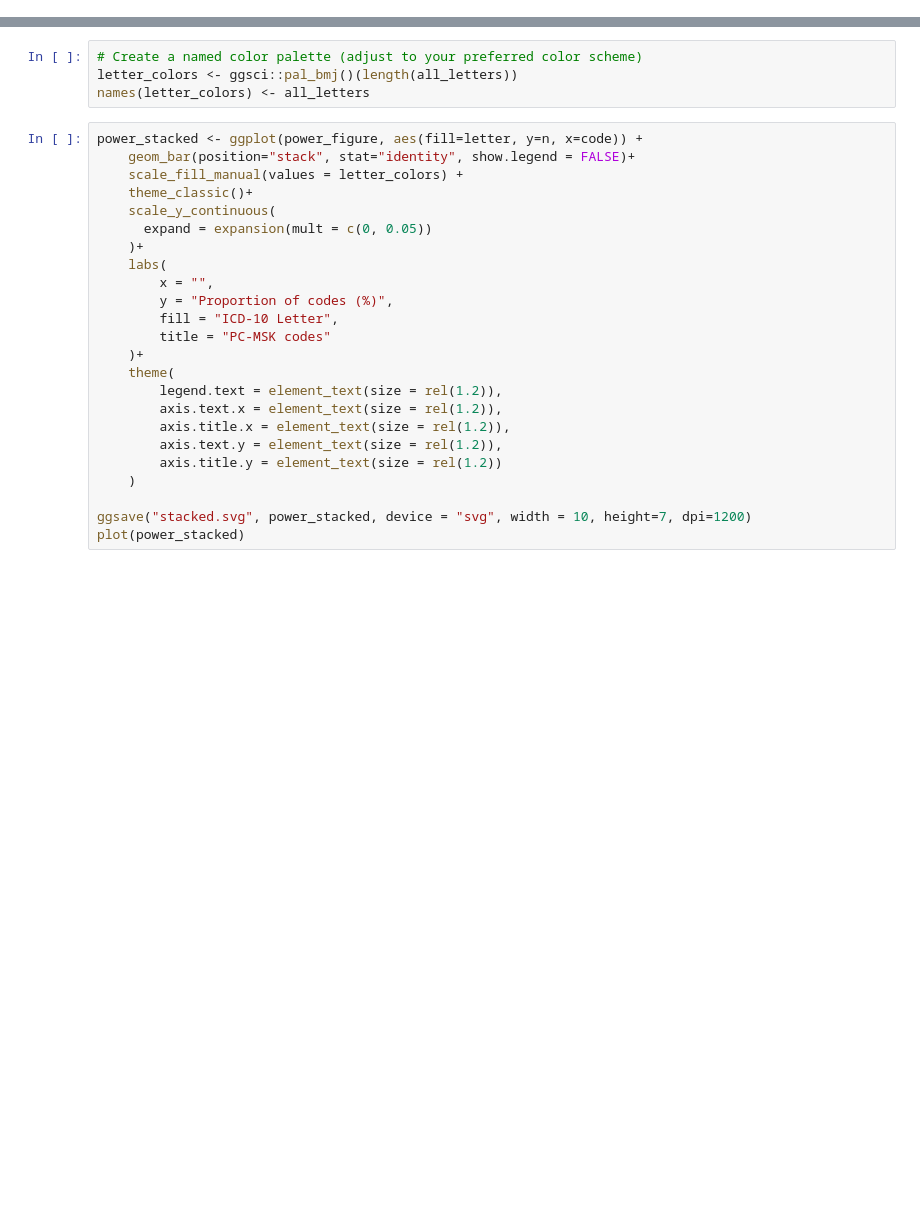
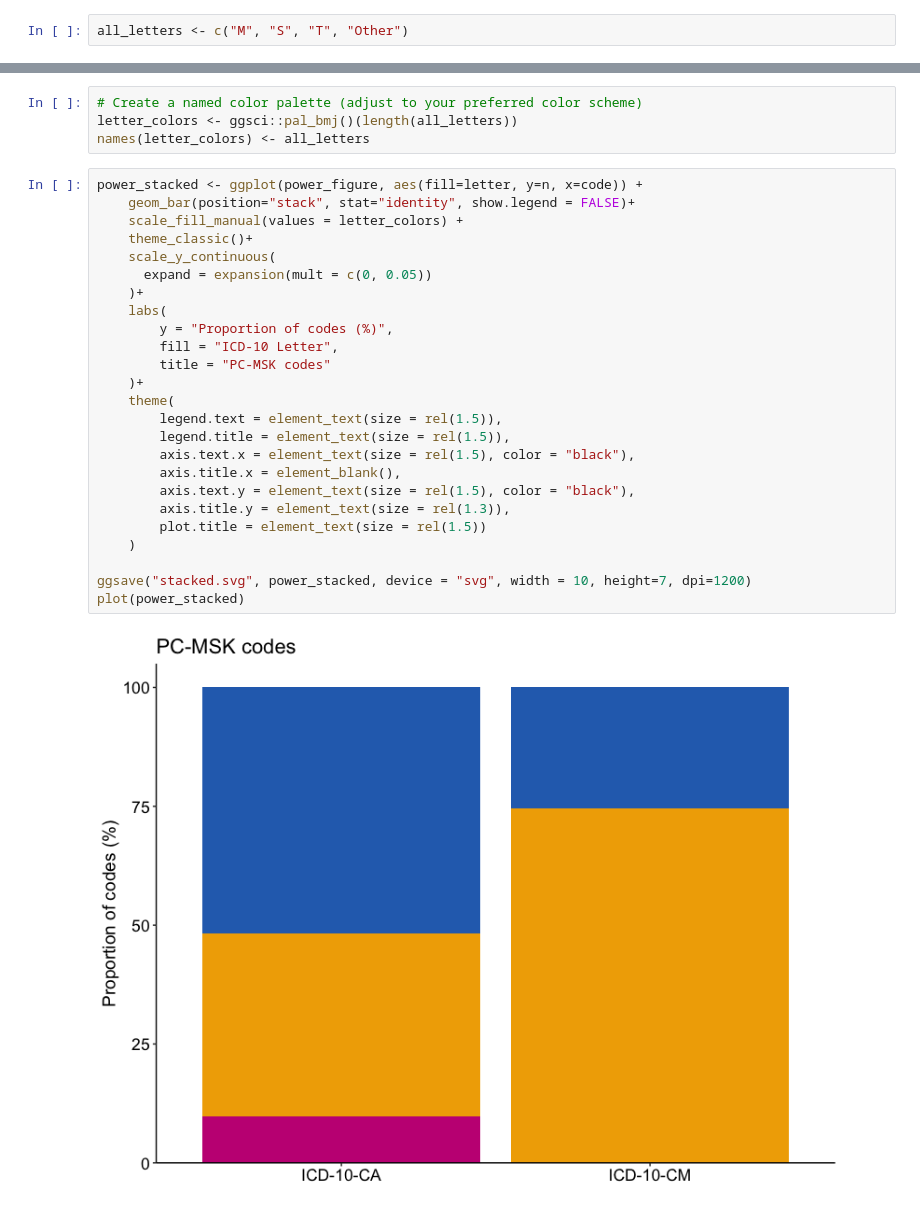
Before and after one commit to James-G-Wrightson/mimic_msk, a Jupyter notebook: ANALYSIS/3iv_code_plots.ipynb, the cells around one changed output, grey strips where cells are left out. Drawn from its saved outputs; the diff is of its cells as text; blank space fills up the shorter version.

```diff
--- a/ANALYSIS/3iv_code_plots.ipynb
+++ b/ANALYSIS/3iv_code_plots.ipynb
@@ -20,0 +21,2 @@ power_figure <- power_figure |>
+# %%
+all_letters <- c("M", "S", "T", "Other")
@@ -25,27 +32,30 @@ names(letter_colors) <- all_letters
 # %%
 power_stacked <- ggplot(power_figure, aes(fill=letter, y=n, x=code)) +
     geom_bar(position="stack", stat="identity", show.legend = FALSE)+
     scale_fill_manual(values = letter_colors) +
     theme_classic()+
     scale_y_continuous(
       expand = expansion(mult = c(0, 0.05))
     )+
     labs(
-        x = "",
         y = "Proportion of codes (%)",
         fill = "ICD-10 Letter",
         title = "PC-MSK codes"
     )+
     theme(
-        legend.text = element_text(size = rel(1.2)),
-        axis.text.x = element_text(size = rel(1.2)),
-        axis.title.x = element_text(size = rel(1.2)),
-        axis.text.y = element_text(size = rel(1.2)),
-        axis.title.y = element_text(size = rel(1.2))
+        legend.text = element_text(size = rel(1.5)),
+        legend.title = element_text(size = rel(1.5)),
+        axis.text.x = element_text(size = rel(1.5), color = "black"),
+        axis.title.x = element_blank(),
+        axis.text.y = element_text(size = rel(1.5), color = "black"),
+        axis.title.y = element_text(size = rel(1.3)),
+        plot.title = element_text(size = rel(1.5))
     )
 
 ggsave("stacked.svg", power_stacked, device = "svg", width = 10, height=7, dpi=1200)
 plot(power_stacked)
+# %% [output]
+[figure, added]
 # %%
 hwa_stacked <- hwa_figure |>
     ggplot( aes(fill=letter, y=n, x=code)) +
```
Also changed, not shown: parts of 4 cells of this notebook, 1 other file.
